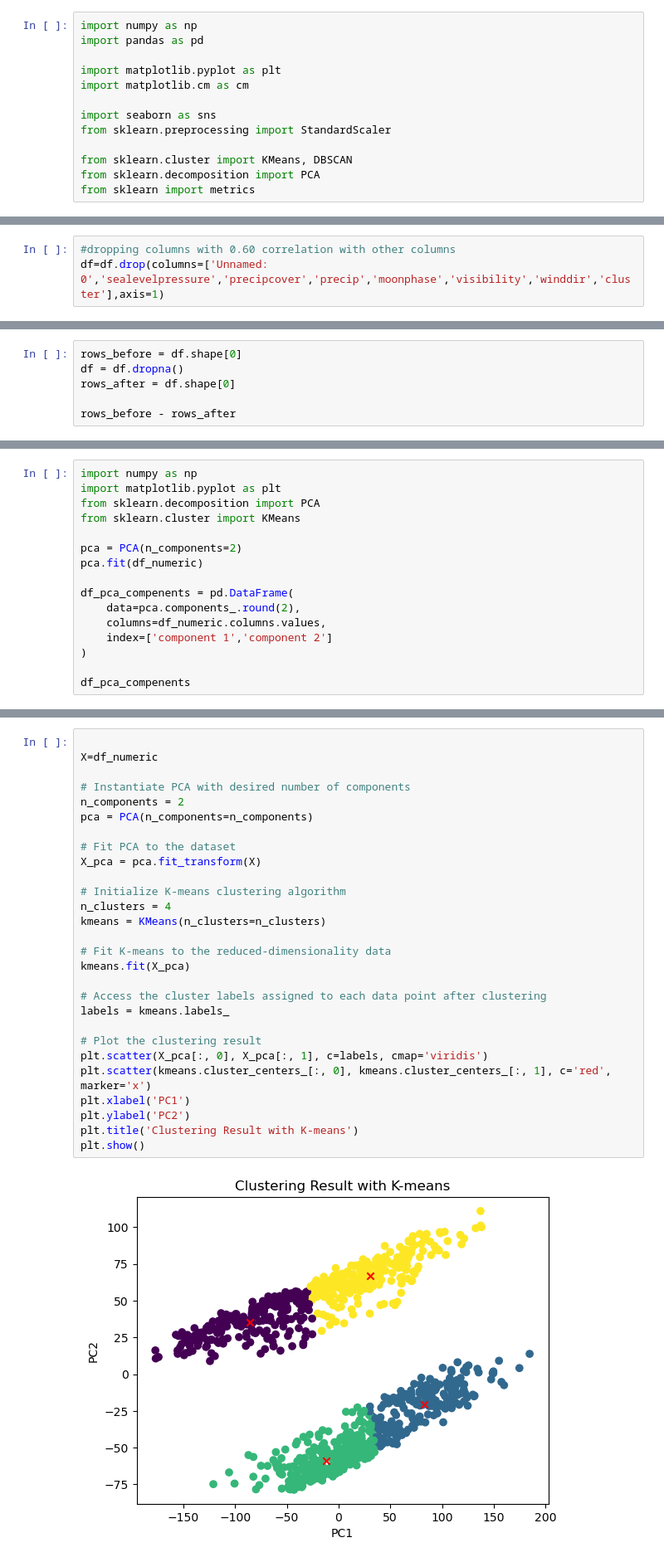
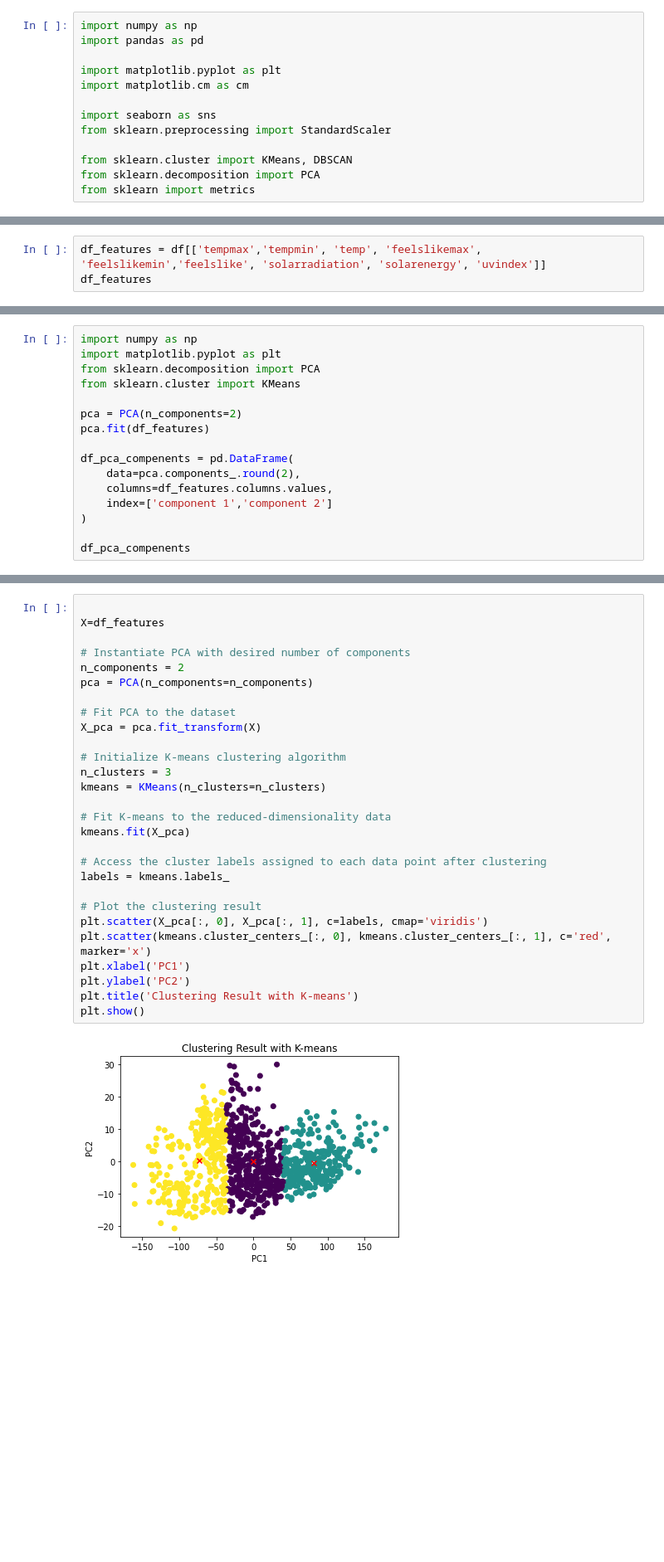
Before and after one commit to The-DigitalAcademy/SmartEnergyForecast-SEF-, a Jupyter notebook: Python/PCA_clustering.ipynb, the cells around one changed output, grey strips where cells are left out. Shown at 83% size. Saved outputs shown, nothing was run; the diff lists cells and outputs as text; blank space fills up the shorter version.

```diff
--- a/Python/PCA_clustering.ipynb
+++ b/Python/PCA_clustering.ipynb
@@ -135,3 +133,0 @@ df.columns,df.shape
-# %%
-#dropping columns with 0.60 correlation with other columns
-df=df.drop(columns=['Unnamed: 0','sealevelpressure','precipcover','precip','moonphase','visibility','winddir','cluster'],axis=1)
@@ -152,6 +137,0 @@ df.shape
-# %%
-rows_before = df.shape[0]
-df = df.dropna()
-rows_after = df.shape[0]
-
-rows_before - rows_after
@@ -193,0 +206,3 @@ df_numeric.shape
+# %%
+df_features = df[['tempmax','tempmin', 'temp', 'feelslikemax', 'feelslikemin','feelslike', 'solarradiation', 'solarenergy', 'uvindex']]
+df_features
@@ -222,11 +286,11 @@ from sklearn.decomposition import PCA
 from sklearn.cluster import KMeans
 
 pca = PCA(n_components=2)
-pca.fit(df_numeric)
+pca.fit(df_features)
 
 df_pca_compenents = pd.DataFrame(
     data=pca.components_.round(2),
-    columns=df_numeric.columns.values,
+    columns=df_features.columns.values,
     index=['component 1','component 2']
 )
 
@@ -238,30 +302,30 @@ df_pca_compenents
 # %%
 
-X=df_numeric
+X=df_features
 
 # Instantiate PCA with desired number of components
 n_components = 2
 pca = PCA(n_components=n_components)
 
 # Fit PCA to the dataset
 X_pca = pca.fit_transform(X)
 
 # Initialize K-means clustering algorithm
-n_clusters = 4
+n_clusters = 3
 kmeans = KMeans(n_clusters=n_clusters)
 
 # Fit K-means to the reduced-dimensionality data
 kmeans.fit(X_pca)
 
 # Access the cluster labels assigned to each data point after clustering
 labels = kmeans.labels_
 
 # Plot the clustering result
 plt.scatter(X_pca[:, 0], X_pca[:, 1], c=labels, cmap='viridis')
 plt.scatter(kmeans.cluster_centers_[:, 0], kmeans.cluster_centers_[:, 1], c='red', marker='x')
 plt.xlabel('PC1')
 plt.ylabel('PC2')
 plt.title('Clustering Result with K-means')
 plt.show()
 # %% [output]
-[figure, old version]
+[figure, new version]
```
Also changed, not shown: parts of 28 cells of this notebook.
